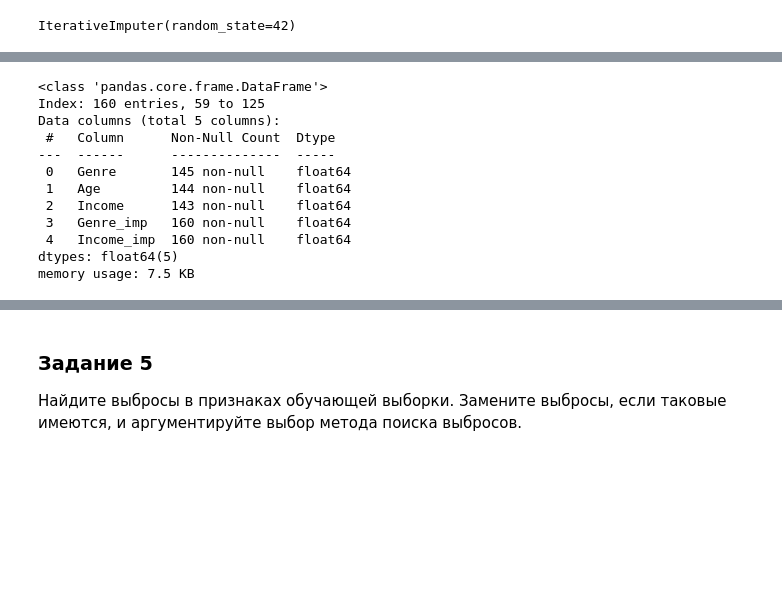
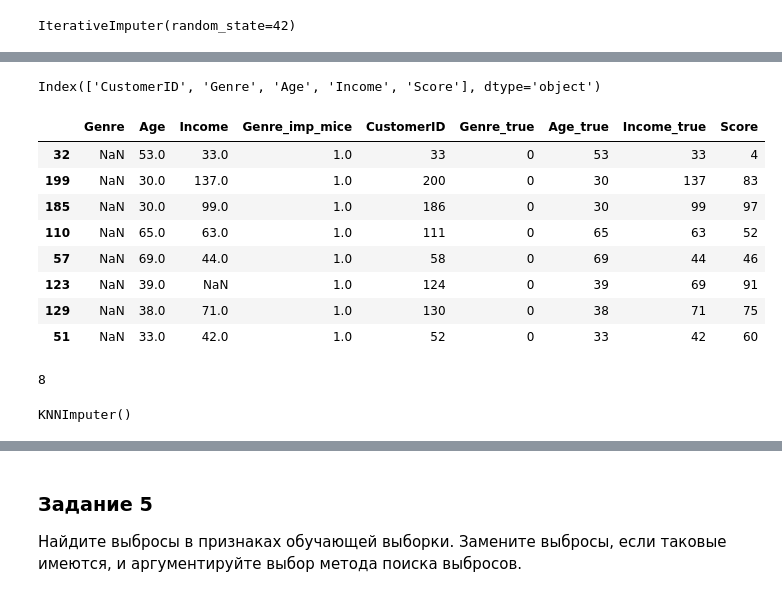
Before and after one commit to alexpgb/ML_2024, a Jupyter notebook: S6/ML_2024_S6_HW.ipynb, the cells around one changed output, grey strips where cells are left out. Saved outputs shown, nothing was run; the diff lists cells and outputs as text; code cells hidden in the pictures; blank space fills up the shorter version.

```diff
--- a/S6/ML_2024_S6_HW.ipynb
+++ b/S6/ML_2024_S6_HW.ipynb
@@ -318,13 +333,18 @@ X_train['Genre'] = X_train['Genre'].replace(genre_str_to_num_dict)
 # Не указываем, про какой признак, т.к. модель обучается на всех признках датасета.
 mice_imputer = IterativeImputer(random_state = 42)
 # %%
-mice_imputer.fit(X_train)
+mice_imputer.fit(X_train[['Genre', 'Age', 'Income']])
 # %% [output]
 IterativeImputer(random_state=42)
 # %%
 # print(X_train.Genre.fillna(2).values.astype(int))
 # print(mice_imputer.transform(X_train)[: , X_train.columns.get_loc('Genre')].round().astype(int))
-X_train['Genre_imp'] = X_train['Genre'].fillna(pd.Series(mice_imputer.transform(X_train)[: , X_train.columns.get_loc('Genre')].round().astype(int), X_train.index))
+col_name = 'Genre'
+col_name_suffix = '_imp_mice'
+col_name_new = col_name + col_name_suffix
+if col_name_new in X_train.columns:
+    X_train.drop(columns=[col_name_new], inplace=True)
+X_train[col_name_new] = X_train[col_name].fillna(pd.Series(mice_imputer.transform(X_train[['Genre', 'Age', 'Income']])[: , X_train.columns.get_loc(col_name)].round().astype(int), X_train.index))
 X_train.info()
 # %% [output]
 <class 'pandas.core.frame.DataFrame'>
@@ -395,23 +390,0 @@ X_train.groupby(['Age'], as_index=False).agg({'Income':['median', 'count', 'std'
-# %%
-# Для заполнения пропусков признака Income используем медианные значеняи по группам
-
-income_by_genre_age = X_train.groupby(['Genre', 'Age']).agg({'Income':'median'})
-X_train['Income_imp'] = X_train.Income.fillna(X_train[['Genre', 'Age']].join(income_by_genre_age, on=['Genre', 'Age'], how='left')['Income'])
-income_by_age = X_train.groupby(['Age']).agg({'Income':'median'})
-X_train['Income_imp'] = X_train.Income_imp.fillna(X_train[['Genre', 'Age']].join(income_by_age, on=['Age'], how='left')['Income'])
-income_by_genre = X_train.groupby(['Genre']).agg({'Income':'median'})
-X_train['Income_imp'] = X_train.Income_imp.fillna(X_train[['Genre']].join(income_by_genre, on=['Genre'], how='left')['Income'])
-X_train.info()
-# %% [output]
-<class 'pandas.core.frame.DataFrame'>
-Index: 160 entries, 59 to 125
-Data columns (total 5 columns):
- #   Column      Non-Null Count  Dtype
----  ------      --------------  -----
- 0   Genre       145 non-null    float64
- 1   Age         144 non-null    float64
- 2   Income      143 non-null    float64
- 3   Genre_imp   160 non-null    float64
- 4   Income_imp  160 non-null    float64
-dtypes: float64(5)
-memory usage: 7.5 KB
@@ -420,0 +391,26 @@ income_by_age
+# %%
+# В следующем ДЗ есть файл без пропусков, попробуем проверить результаты заполнения
+df_true = pd.read_csv('../s7/Mall_Customers.csv')
+df_true.rename(columns={'Annual Income (k$)':'Income','Spending Score (1-100)': 'Score'}, inplace=True)
+df_true.columns
+# %% [output]
+Index(['CustomerID', 'Genre', 'Age', 'Income', 'Score'], dtype='object')
+# %%
+true_col_name_suffix = '_true'
+col_name_true = col_name + true_col_name_suffix
+df_na = X_train.join(df_true, how='left', rsuffix=true_col_name_suffix).replace({col_name_true:{'Feemale' : 1,'Female' : 1,'Male' : 0}})\
+        .query(f'{col_name}.isna() and {col_name_new} != {col_name_true}')
+display(df_na)
+display(df_na.shape[0])
+# В тестовой выборке было 15 пропусков у признака Genre. Алгоритм корректно заполнил только 7 из них. Очень похоже на угадывание. Можно сказать, что примененный алгоритм был бесполезен
+# %% [output]
+|  | Genre | Age | Income | Genre_imp_mice | CustomerID | Genre_true | Age_true | Income_true | Score |
+| 32 | NaN | 53.0 | 33.0 | 1.0 | 33 | 0 | 53 | 33 | 4 |
+| 199 | NaN | 30.0 | 137.0 | 1.0 | 200 | 0 | 30 | 137 | 83 |
+| 185 | NaN | 30.0 | 99.0 | 1.0 | 186 | 0 | 30 | 99 | 97 |
+| 110 | NaN | 65.0 | 63.0 | 1.0 | 111 | 0 | 65 | 63 | 52 |
+| 57 | NaN | 69.0 | 44.0 | 1.0 | 58 | 0 | 69 | 44 | 46 |
+| 123 | NaN | 39.0 | NaN | 1.0 | 124 | 0 | 39 | 69 | 91 |
+| 129 | NaN | 38.0 | 71.0 | 1.0 | 130 | 0 | 38 | 71 | 75 |
+| 51 | NaN | 33.0 | 42.0 | 1.0 | 52 | 0 | 33 | 42 | 60 |
+8
@@ -420,0 +422,4 @@ income_by_age
+# %%
+knn_imputer.fit(X_train[['Genre', 'Age', 'Income']])
+# %% [output]
+KNNImputer()
```
Also changed, not shown: parts of 56 cells of this notebook.
